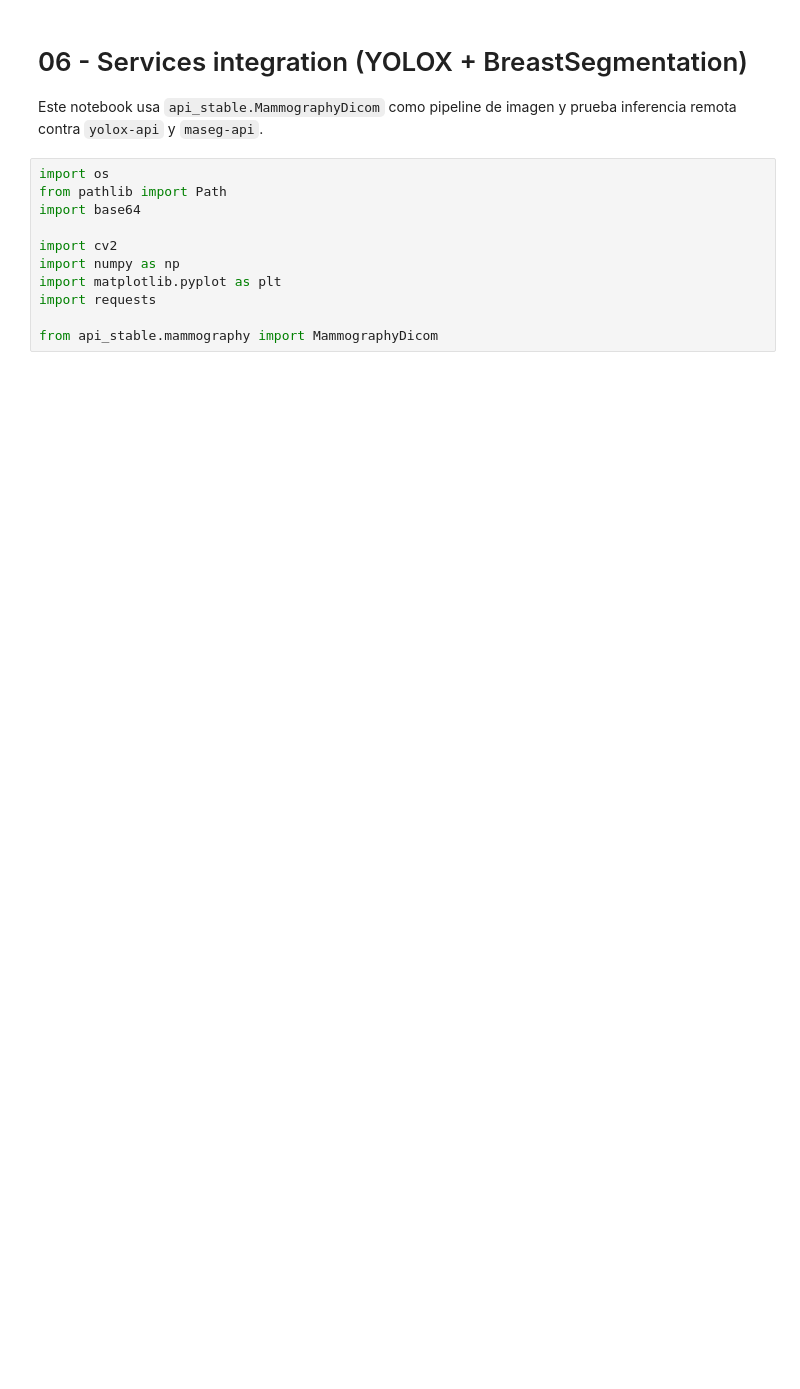
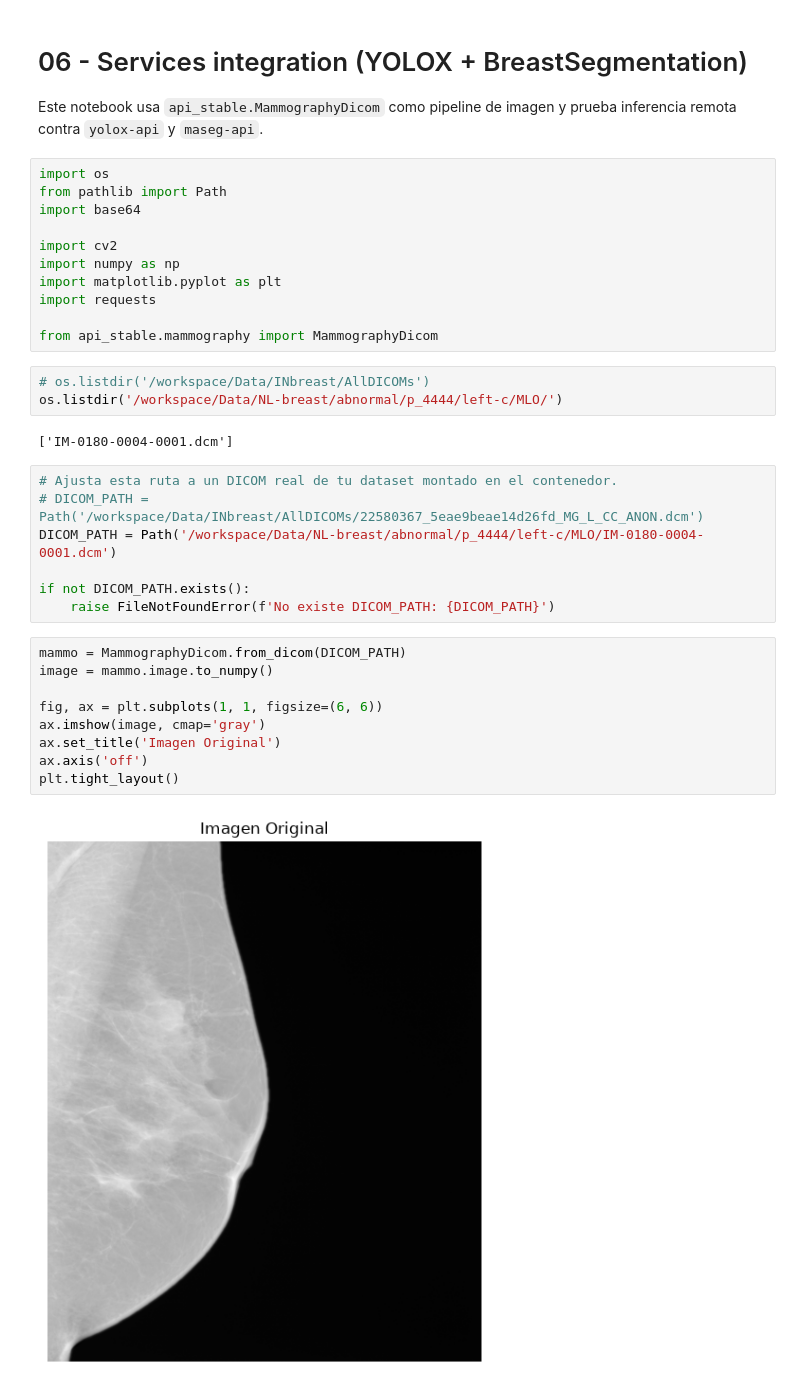
Before and after one commit to eloygarcia/Preprocessing, a Jupyter notebook: notebooks_api/06_services_yolox_breastsegmentation.ipynb, the cells around one changed output. Cells and saved outputs as stored; diff of their text form; blank space fills up the shorter version.

```diff
--- a/notebooks_api/06_services_yolox_breastsegmentation.ipynb
+++ b/notebooks_api/06_services_yolox_breastsegmentation.ipynb
@@ -13,3 +13,26 @@ import matplotlib.pyplot as plt
 import requests
 
 from api_stable.mammography import MammographyDicom
+# %%
+# os.listdir('/workspace/Data/INbreast/AllDICOMs')
+os.listdir('/workspace/Data/NL-breast/abnormal/p_4444/left-c/MLO/')
+# %% [output]
+['IM-0180-0004-0001.dcm']
+# %%
+# Ajusta esta ruta a un DICOM real de tu dataset montado en el contenedor.
+# DICOM_PATH = Path('/workspace/Data/INbreast/AllDICOMs/22580367_5eae9beae14d26fd_MG_L_CC_ANON.dcm')
+DICOM_PATH = Path('/workspace/Data/NL-breast/abnormal/p_4444/left-c/MLO/IM-0180-0004-0001.dcm')
+
+if not DICOM_PATH.exists():
+    raise FileNotFoundError(f'No existe DICOM_PATH: {DICOM_PATH}')
+# %%
+mammo = MammographyDicom.from_dicom(DICOM_PATH)
+image = mammo.image.to_numpy()
+
+fig, ax = plt.subplots(1, 1, figsize=(6, 6))
+ax.imshow(image, cmap='gray')
+ax.set_title('Imagen Original')
+ax.axis('off')
+plt.tight_layout()
+# %% [output]
+[figure, added]
```
Also changed, not shown: parts of 8 cells of this notebook, 15 other files.
